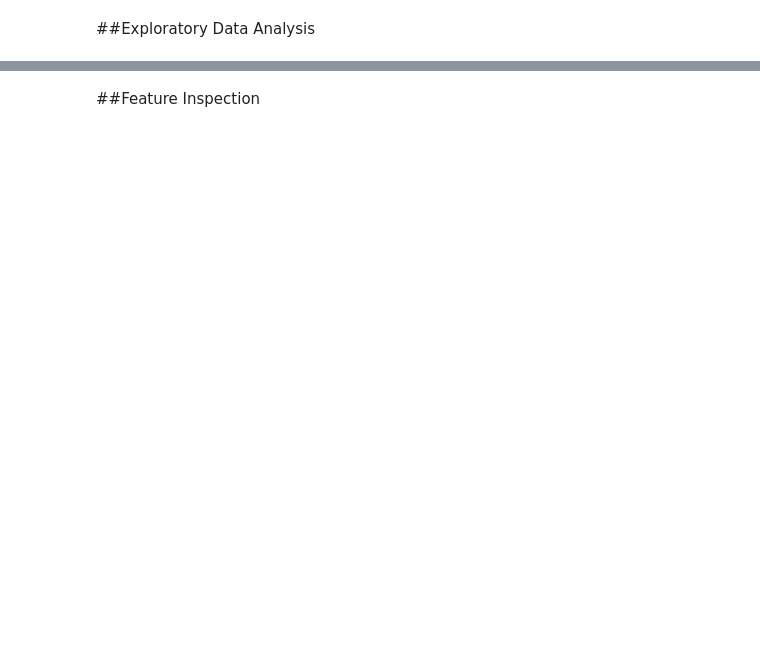
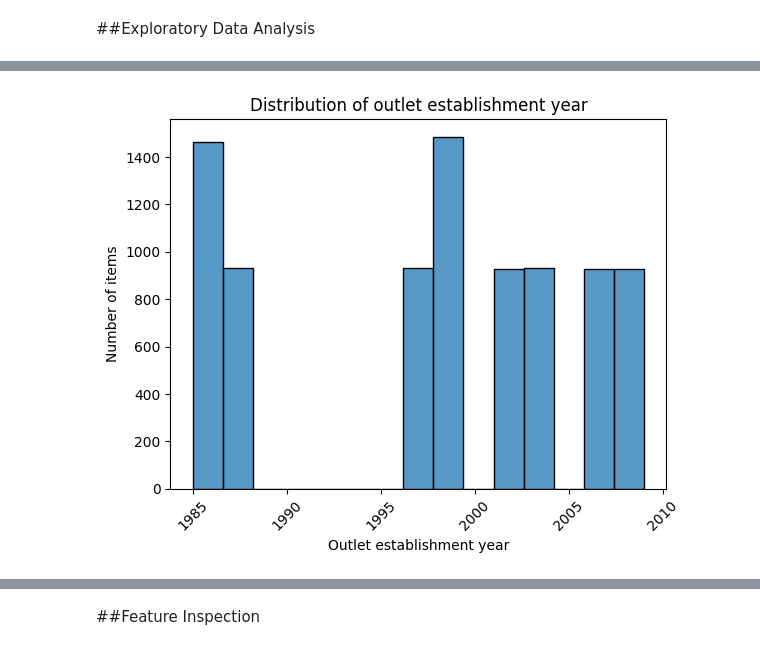
Before and after one commit to YosrMemmi/Prediction-of-Product-Sales, a Jupyter notebook: Prediction_of_Product_Sales.ipynb, the cells around one changed output, grey strips where cells are left out. Saved outputs shown, nothing was run; the diff lists cells and outputs as text; code cells hidden in the pictures; blank space fills up the shorter version.

```diff
--- a/Prediction_of_Product_Sales.ipynb
+++ b/Prediction_of_Product_Sales.ipynb
@@ -198,0 +214,9 @@ num_df.describe()
+# %%
+ax = sns.histplot(data=df, x='Outlet_Establishment_Year')
+ax.ticklabel_format(style='plain');
+ax.tick_params(axis='x', rotation = 45)
+ax.set_title('Distribution of outlet establishment year')
+ax.set_xlabel('Outlet establishment year')
+ax.set_ylabel('Number of items');
+# %% [output]
+[figure, added]
```
Also changed, not shown: parts of 7 cells of this notebook.
